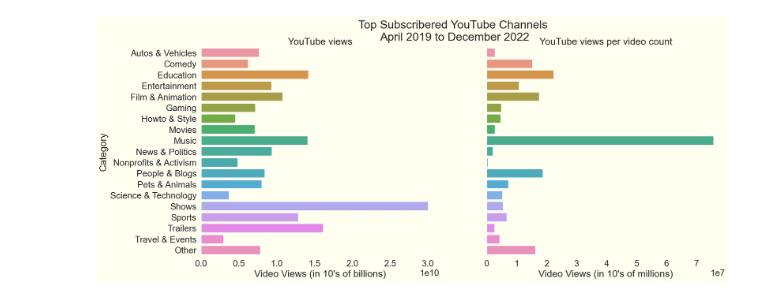
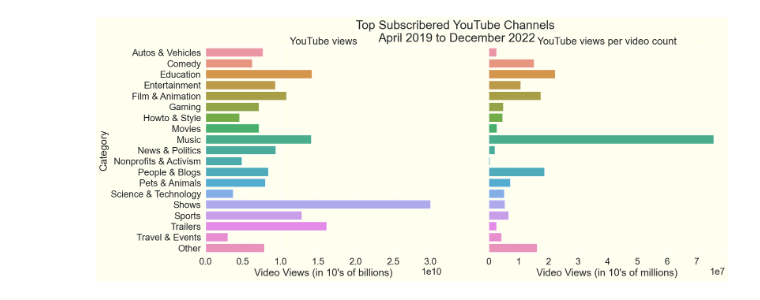
Before and after one commit to StephenBurke/youtube-subs, a Jupyter notebook: eda.ipynb, the cells around one changed output. Drawn from its saved outputs; the diff is of its cells as text; code cells hidden in the pictures.

```diff
--- a/eda.ipynb
+++ b/eda.ipynb
@@ -11,45 +11,45 @@ import seaborn.objects as so
 df = pd.read_pickle('./youtube_subs.pkl')
 # %%
 bg_color = '#fffff0'
-face_color = '#fffff0'
+graph_color = '#fffff0'
+
 # Initialise the subplot function using number of rows and columns
 fig, axis = plt.subplots(1, 2, figsize = (20, 8), sharey=True, facecolor = bg_color)
 fig.suptitle('Top Subscribered YouTube Channels \nApril 2019 to December 2022')
 
-plt.yticks(rotation = 20)
-
-
-sns.set(font_scale = 1.7)
+#? Need to set color_palette for the axis
 sns.color_palette('pastel')
+sns.set(font_scale = 1.8)
 
 # views v category
 sns.barplot(
     ax = axis[0],
     data = df,
     y = 'Category',
     x = 'Video_Views',
     errorbar = None,
     orient = 'h')
-axis[0].set_facecolor(face_color)
+
+axis[0].set_facecolor(graph_color)
 axis[0].set_title('YouTube views')
 axis[0].set_xlabel("Video Views (in 10's of billions)")
 
 # views/video_count v category
 sns.barplot(
     ax = axis[1],
     data = df,
     y = 'Category',
     x = 'views_over_counts',
     errorbar = None,
     orient = 'h')
 
-axis[1].set_facecolor(face_color)
+axis[1].set_facecolor(graph_color)
 axis[1].set_title('YouTube views per video count')
 axis[1].set_xlabel("Video Views (in 10's of millions)")
 axis[1].set_ylabel('')
 
 plt.show()
 # %% [output]
-[figure, old version]
+[figure, new version]
 # %%
 fig.savefig('./graph.png', facecolor = fig.get_facecolor())
```
